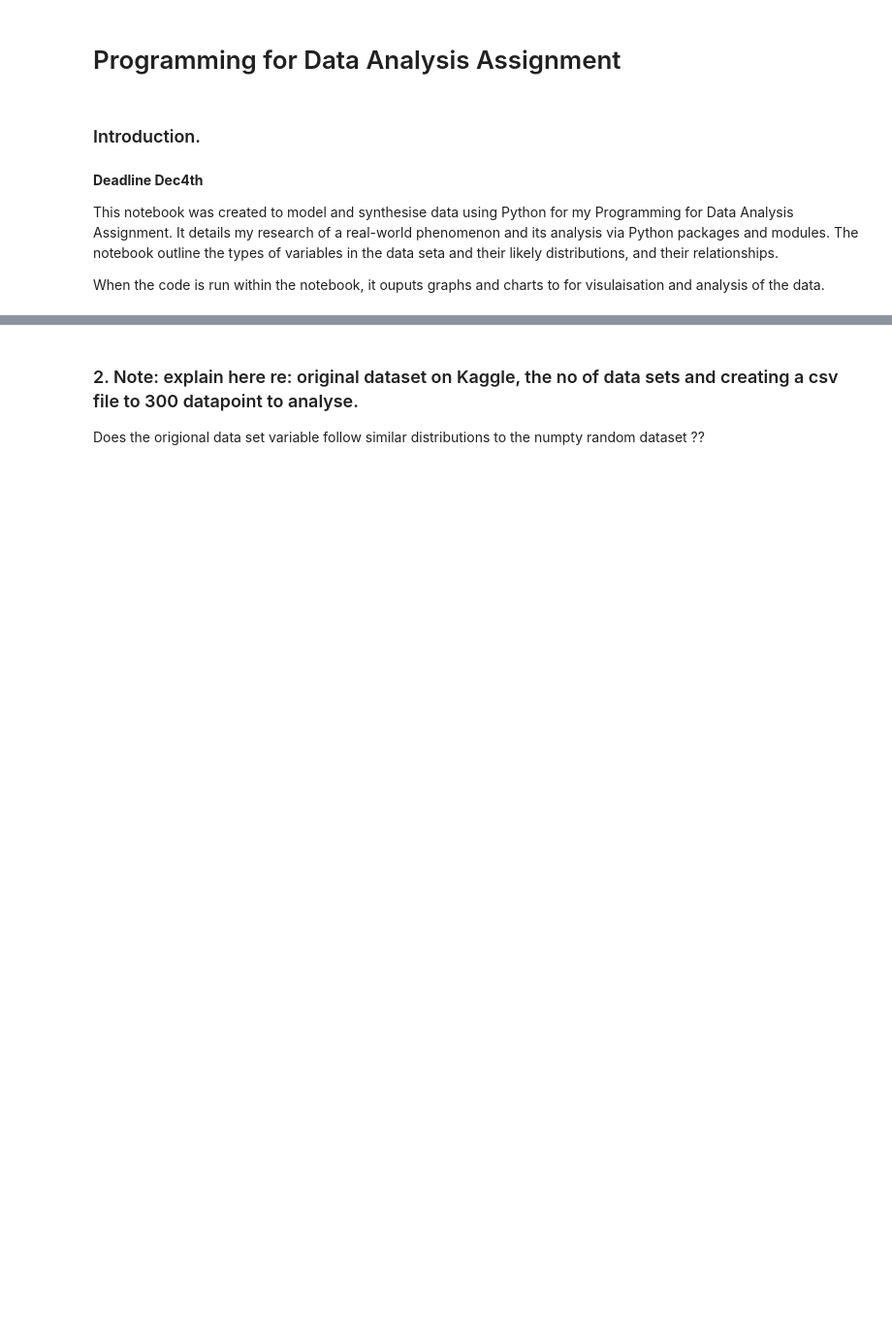
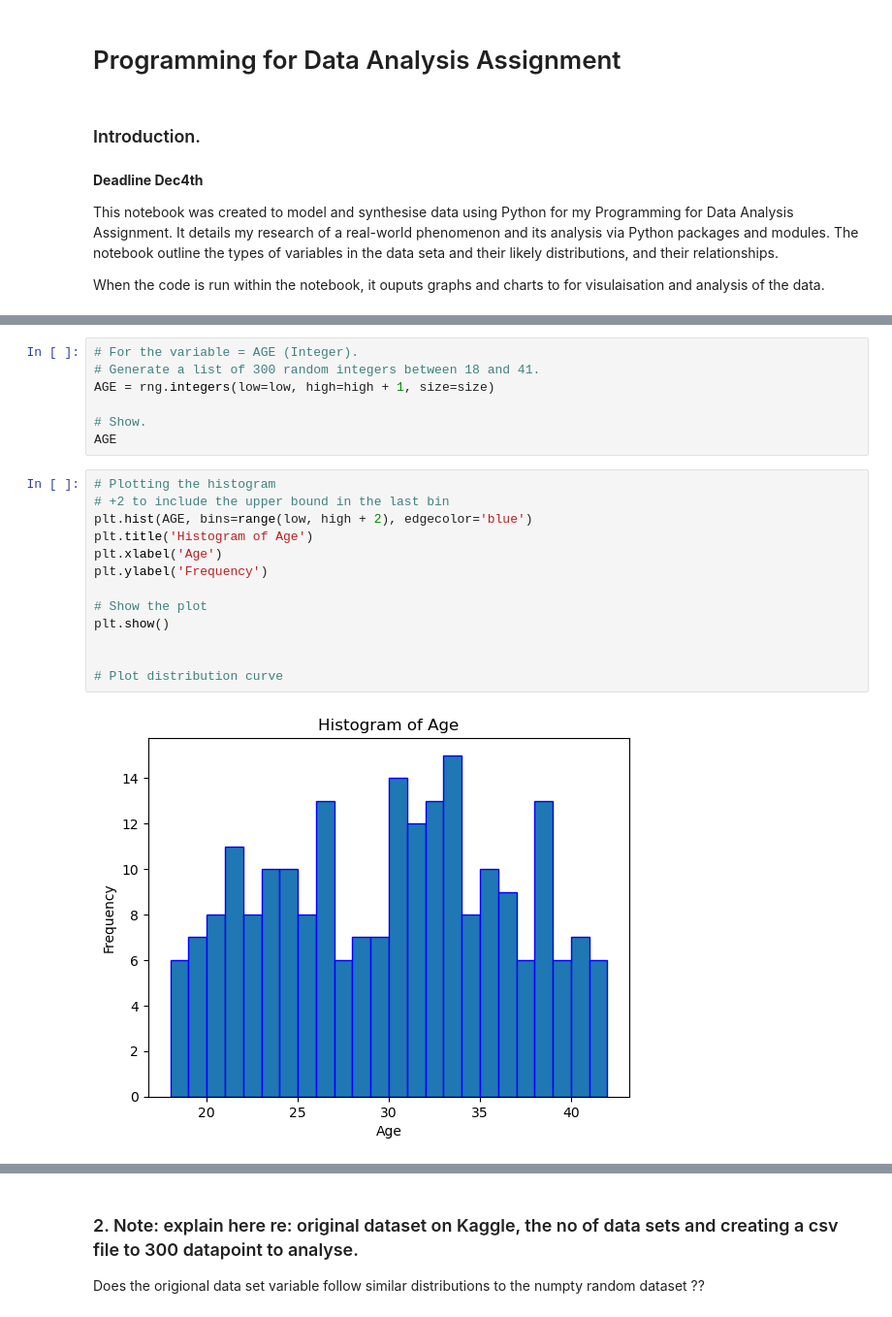
Before and after one commit to conortierney/Prog_for_DA_Assignment, a Jupyter notebook: Prog_for_DA_Assignment.ipynb, the cells around one changed output, grey strips where cells are left out. Shown: that part at 97% size. Cells and saved outputs as stored; diff of their text form; blank space fills up the shorter version.

```diff
--- a/Prog_for_DA_Assignment.ipynb
+++ b/Prog_for_DA_Assignment.ipynb
@@ -21,0 +59,22 @@ import seaborn as sns
+# %%
+# For the variable = AGE (Integer).
+# Generate a list of 300 random integers between 18 and 41.
+AGE = rng.integers(low=low, high=high + 1, size=size)
+
+# Show.
+AGE
+# %%
+# Plotting the histogram
+# +2 to include the upper bound in the last bin
+plt.hist(AGE, bins=range(low, high + 2), edgecolor='blue')
+plt.title('Histogram of Age')
+plt.xlabel('Age')
+plt.ylabel('Frequency')
+
+# Show the plot
+plt.show()
+
+
+# Plot distribution curve
+# %% [output]
+[figure, added]
```
Also changed, not shown: parts of 44 cells of this notebook.
